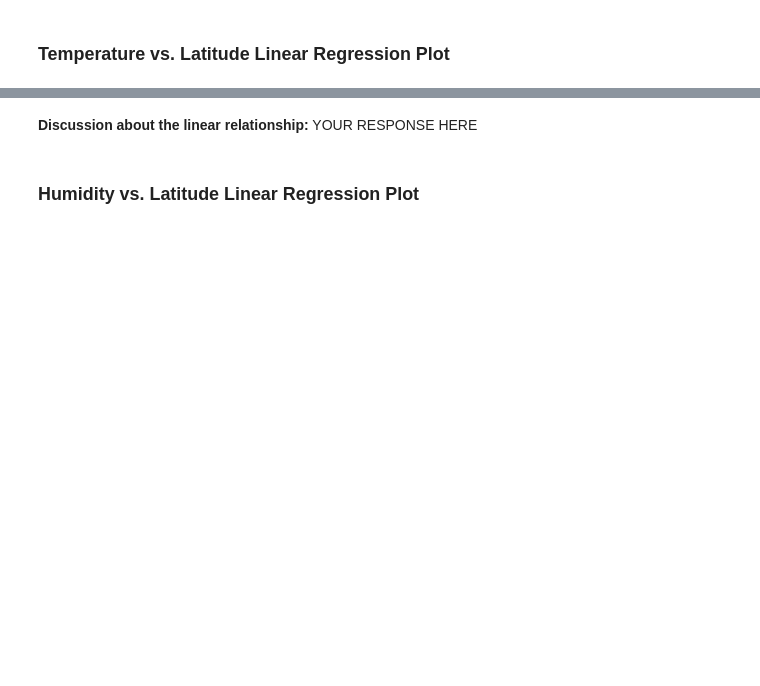
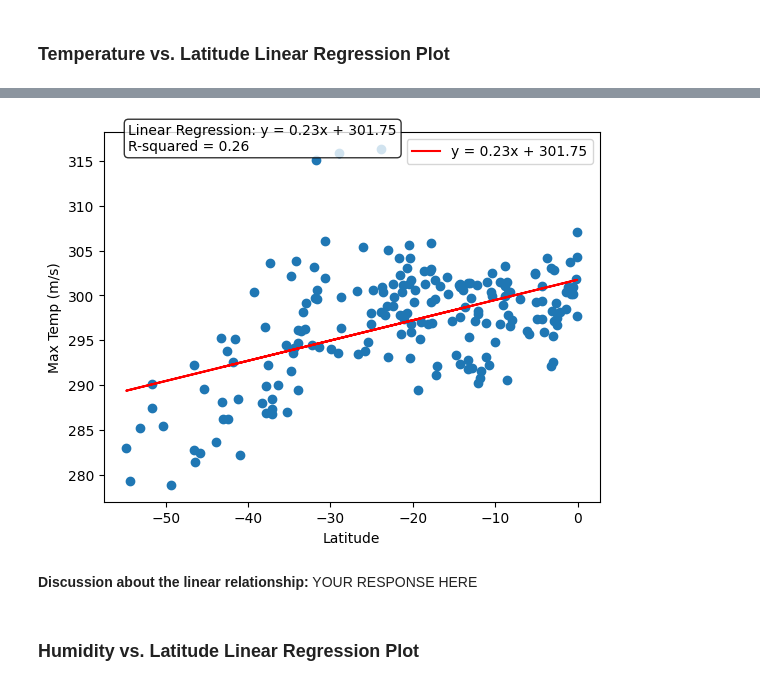
Before and after one commit to qstibbins/python-api-challenge, a Jupyter notebook: WeatherPy.ipynb, the cells around one changed output, grey strips where cells are left out. Saved outputs shown, nothing was run; the diff lists cells and outputs as text; code cells hidden in the pictures; blank space fills up the shorter version.

```diff
--- a/WeatherPy.ipynb
+++ b/WeatherPy.ipynb
@@ -358,3 +336,12 @@ The r^2-value is: 0.18130357391796736
+# %%
+# Linear regression on Southern Hemisphere
+south_latitude = southern_hemi_df['Lat']
+south_max_temp = southern_hemi_df['Max Temp']
+plot_linear_regression(south_latitude, south_max_temp, 'Max Temp')
+
+plt.show()
+# %% [output]
+[figure, added]
 # %% [markdown]
 **Discussion about the linear relationship:** YOUR RESPONSE HERE
 # %% [markdown]
```
Also changed, not shown: parts of 28 cells of this notebook, 6 other files.
